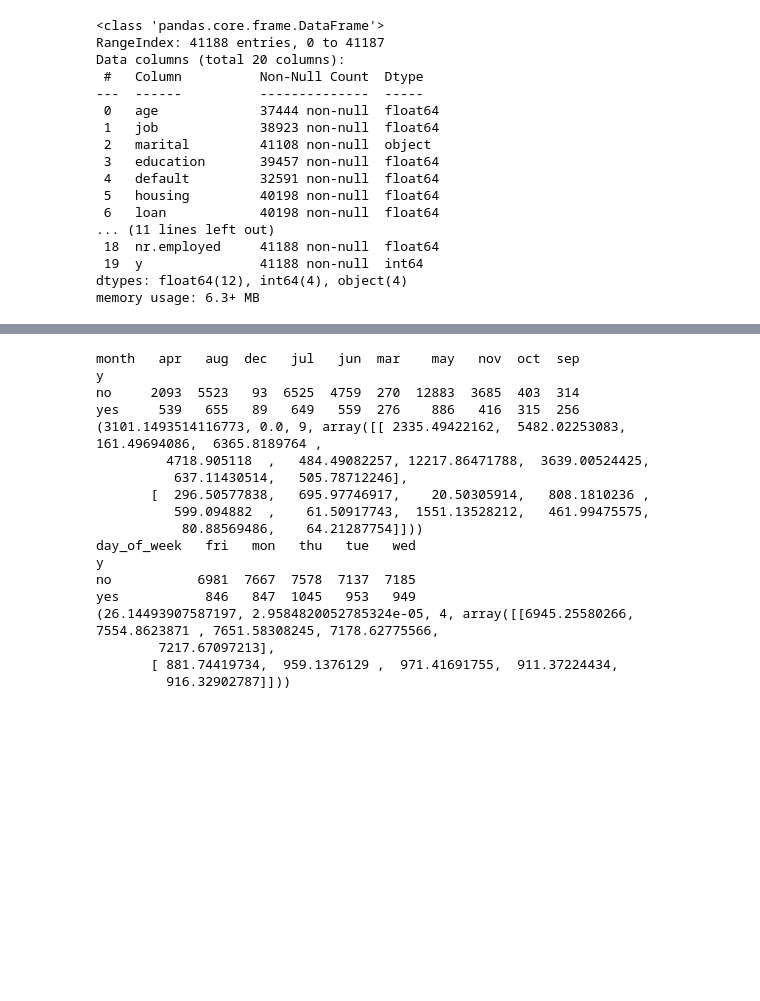
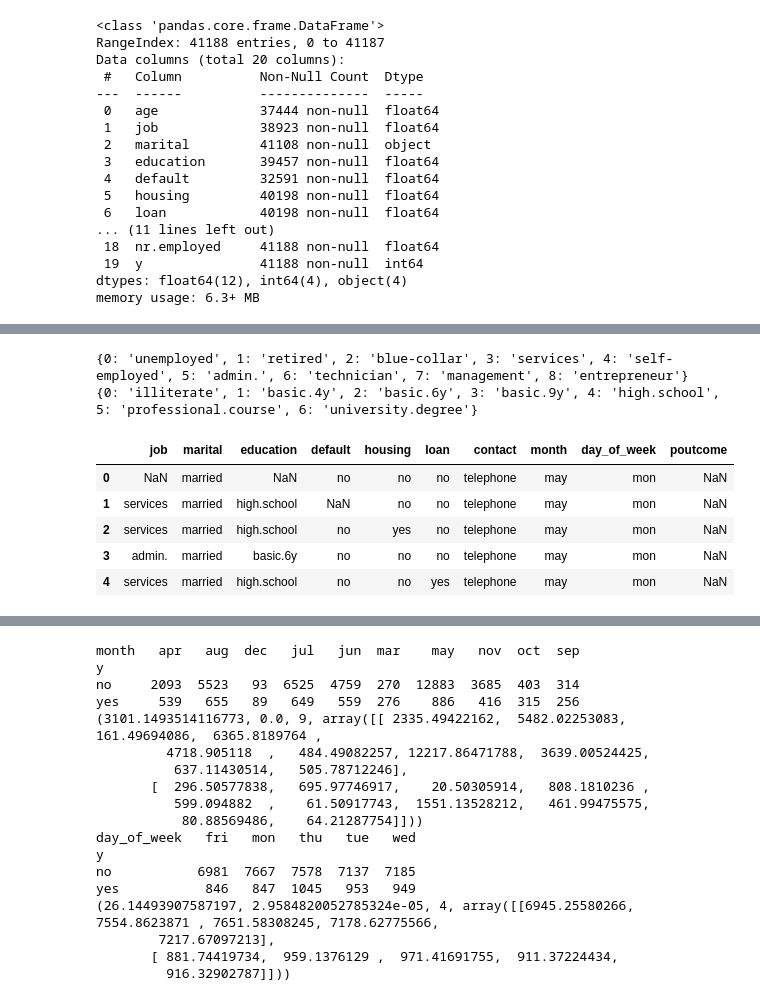
Before and after one commit to JumpyJumpy/Portuguese_Bank_Marketing_Data_Set, a Jupyter notebook: code/eda.ipynb, the cells around one changed output, grey strips where cells are left out. Saved outputs shown, nothing was run; the diff lists cells and outputs as text; code cells hidden in the pictures; blank space fills up the shorter version.

```diff
--- a/code/eda.ipynb
+++ b/code/eda.ipynb
@@ -58,0 +54,33 @@ plt.show()
+# %%
+non_conti_feature = bank.columns[~bank.columns.isin(conti_feature)].tolist()
+non_conti_feature.pop()
+bank[non_conti_feature] = bank[non_conti_feature].astype("category")
+bank[non_conti_feature] = bank[non_conti_feature].replace(1, "yes")
+bank[non_conti_feature] = bank[non_conti_feature].replace(0, "no")
+
+job = ['unemployed', 'retired', 'blue-collar', 'services', 'self-employed',
+       'admin.', 'technician', 'management', 'entrepreneur']
+
+job_map = {i: job[i] for i in range(len(job))}
+
+edu = ['illiterate', 'basic.4y', 'basic.6y', 'basic.9y', 'high.school',
+       'professional.course', 'university.degree']
+
+edu_map = {i: edu[i] for i in range(len(edu))}
+
+print(job_map)
+print(edu_map)
+
+bank["job"] = bank["job"].map(job_map)
+bank["education"] = bank["education"].map(edu_map)
+
+bank[non_conti_feature].head()
+# %% [output]
+{0: 'unemployed', 1: 'retired', 2: 'blue-collar', 3: 'services', 4: 'self-employed', 5: 'admin.', 6: 'technician', 7: 'management', 8: 'entrepreneur'}
+{0: 'illiterate', 1: 'basic.4y', 2: 'basic.6y', 3: 'basic.9y', 4: 'high.school', 5: 'professional.course', 6: 'university.degree'}
+|  | job | marital | education | default | housing | loan | contact | month | day_of_week | poutcome |
+| 0 | NaN | married | NaN | no | no | no | telephone | may | mon | NaN |
+| 1 | services | married | high.school | NaN | no | no | telephone | may | mon | NaN |
+| 2 | services | married | high.school | no | yes | no | telephone | may | mon | NaN |
+| 3 | admin. | married | basic.6y | no | no | no | telephone | may | mon | NaN |
+| 4 | services | married | high.school | no | no | yes | telephone | may | mon | NaN |
```
Also changed, not shown: parts of 12 cells of this notebook, 2 other files.
